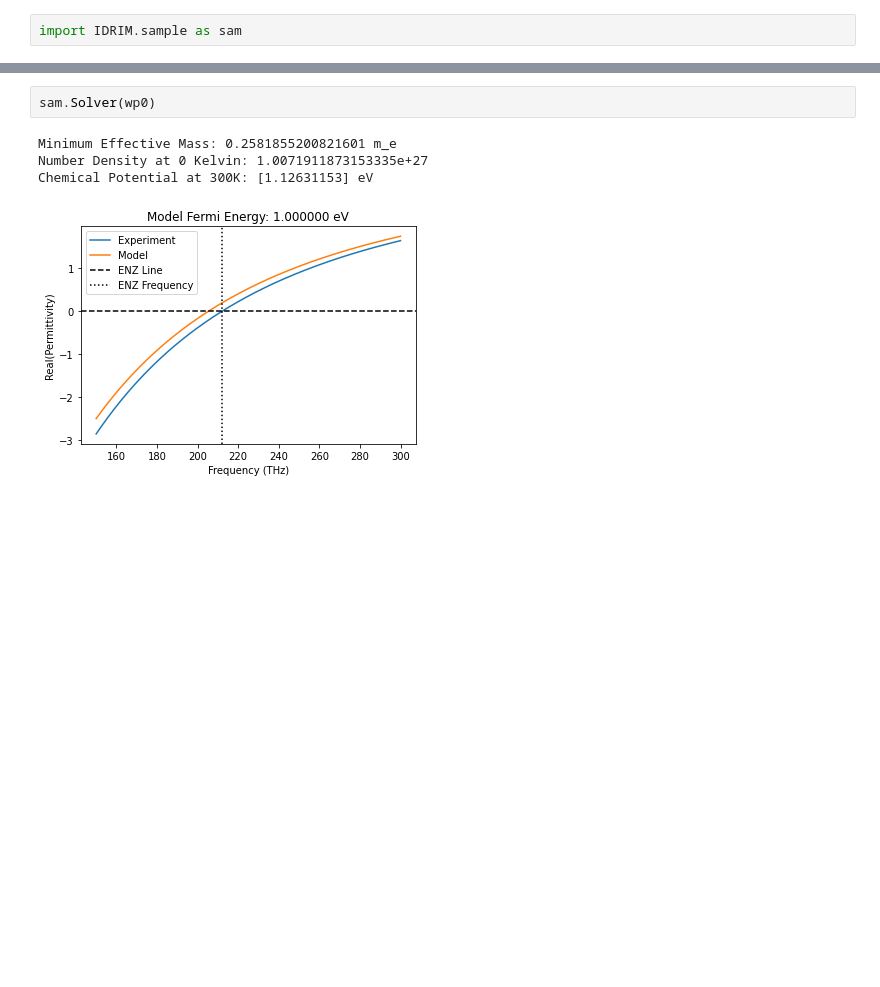
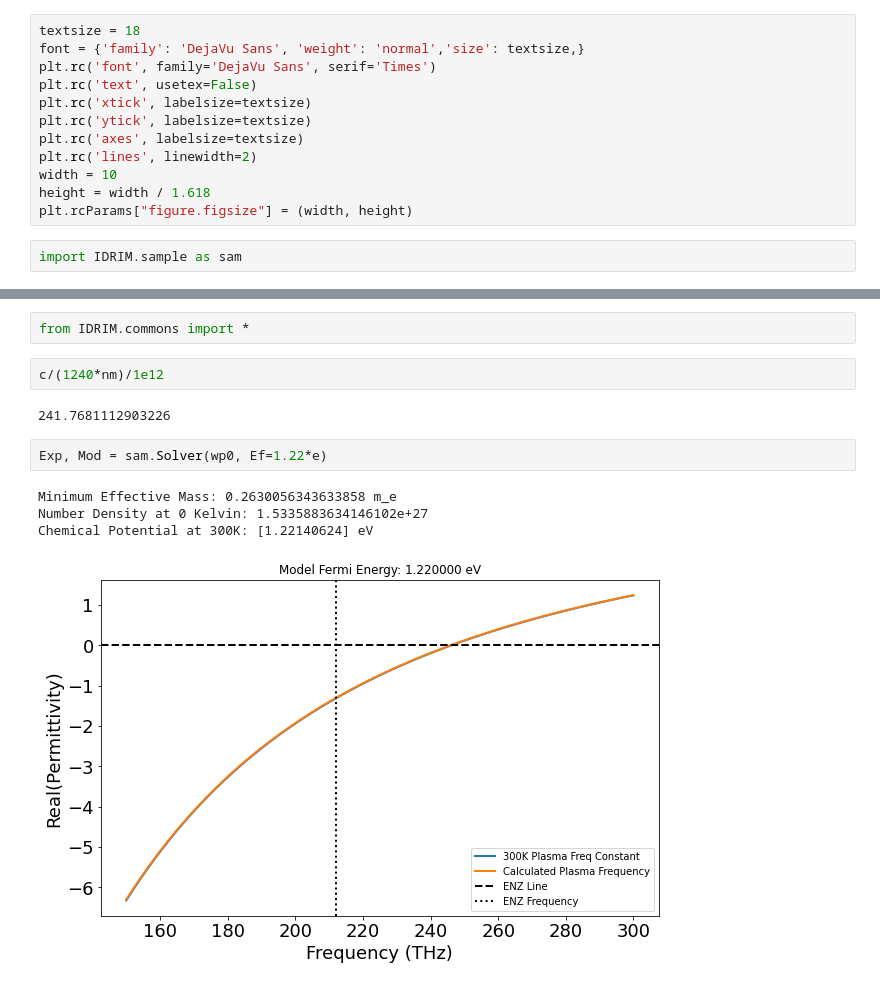
Before and after one commit to lukeh42/IDRIM, a Jupyter notebook: Fixed Fermi Energy and Chemical Potential Solver.ipynb, the cells around one changed output, grey strips where cells are left out. Saved outputs shown, nothing was run; the diff lists cells and outputs as text; blank space fills up the shorter version.

```diff
--- a/Fixed Fermi Energy and Chemical Potential Solver.ipynb
+++ b/Fixed Fermi Energy and Chemical Potential Solver.ipynb
@@ -9,6 +9,18 @@ from IDRIM.constants import *
 from IDRIM.relations import *
 
 import matplotlib.pyplot as plt
+# %%
+textsize = 18
+font = {'family': 'DejaVu Sans', 'weight': 'normal','size': textsize,}
+plt.rc('font', family='DejaVu Sans', serif='Times')
+plt.rc('text', usetex=False)
+plt.rc('xtick', labelsize=textsize)
+plt.rc('ytick', labelsize=textsize)
+plt.rc('axes', labelsize=textsize)
+plt.rc('lines', linewidth=2)
+width = 10
+height = width / 1.618
+plt.rcParams["figure.figsize"] = (width, height)
 # %%
 import IDRIM.sample as sam
 # %%
@@ -18,7 +30,13 @@ ENZ Frequency: 212.01208465878796 THz
+# %%
+from IDRIM.commons import *
+# %%
+c/(1240*nm)/1e12
+# %% [output]
+241.7681112903226
 # %%
-sam.Solver(wp0)
+Exp, Mod = sam.Solver(wp0, Ef=1.22*e)
 # %% [output]
-Minimum Effective Mass: 0.2581855200821601 m_e
-Number Density at 0 Kelvin: 1.0071911873153335e+27
-Chemical Potential at 300K: [1.12631153] eV
+Minimum Effective Mass: 0.2630056343633858 m_e
+Number Density at 0 Kelvin: 1.5335883634146102e+27
+Chemical Potential at 300K: [1.22140624] eV
-[figure, old version]
+[figure, new version]
```
Also changed, not shown: parts of 4 cells of this notebook, 19 other files.
